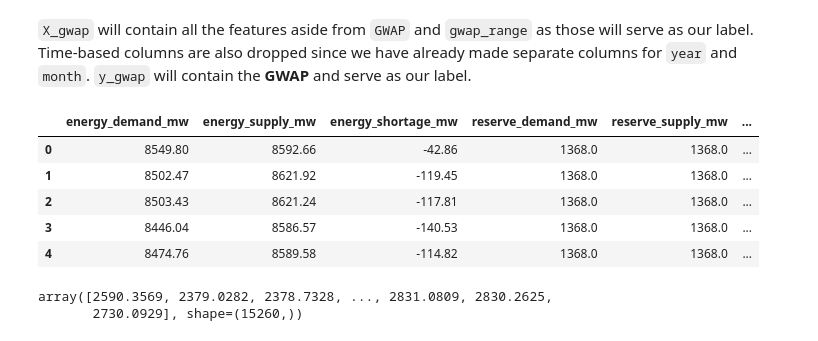
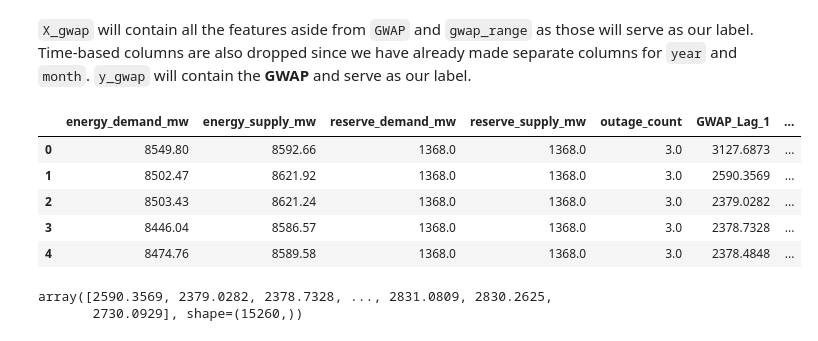
Before and after one commit to haniellejermayn/wesm-price-prediction, a Jupyter notebook: 05_NeuralNetwork.ipynb, the cells around one changed output. Drawn from its saved outputs; the diff is of its cells as text; code cells hidden in the pictures.

```diff
--- a/05_NeuralNetwork.ipynb
+++ b/05_NeuralNetwork.ipynb
@@ -52,19 +52,19 @@ df['month'] = df['date_col'].dt.month
 `X_gwap` will contain all the features aside from `GWAP` and `gwap_range` as those will serve as our label. Time-based columns are also dropped since we have already made separate columns for `year` and `month`. `y_gwap` will contain the **GWAP** and serve as our label.
 # %%
 # remove datetime since we already have separate columns
-X_gwap = df.drop(["GWAP", "datetime", "month_year", "date_col"], axis=1)
+X_gwap = df.drop(["GWAP", "datetime", "month_year", "date_col", "energy_shortage_mw"], axis=1)
 
 # Transforms the class variable into a matrix of shape (n_samples, 1)
 y_gwap = df["GWAP"].values
 
 X_gwap.head()
 # %% [output]
-|  | energy_demand_mw | energy_supply_mw | energy_shortage_mw | reserve_demand_mw | reserve_supply_mw | ... |
-| 0 | 8549.80 | 8592.66 | -42.86 | 1368.0 | 1368.0 | ... |
-| 1 | 8502.47 | 8621.92 | -119.45 | 1368.0 | 1368.0 | ... |
-| 2 | 8503.43 | 8621.24 | -117.81 | 1368.0 | 1368.0 | ... |
-| 3 | 8446.04 | 8586.57 | -140.53 | 1368.0 | 1368.0 | ... |
-| 4 | 8474.76 | 8589.58 | -114.82 | 1368.0 | 1368.0 | ... |
+|  | energy_demand_mw | energy_supply_mw | reserve_demand_mw | reserve_supply_mw | outage_count | GWAP_Lag_1 | ... |
+| 0 | 8549.80 | 8592.66 | 1368.0 | 1368.0 | 3.0 | 3127.6873 | ... |
+| 1 | 8502.47 | 8621.92 | 1368.0 | 1368.0 | 3.0 | 2590.3569 | ... |
+| 2 | 8503.43 | 8621.24 | 1368.0 | 1368.0 | 3.0 | 2379.0282 | ... |
+| 3 | 8446.04 | 8586.57 | 1368.0 | 1368.0 | 3.0 | 2378.7328 | ... |
+| 4 | 8474.76 | 8589.58 | 1368.0 | 1368.0 | 3.0 | 2378.4848 | ... |
 # %%
 y_gwap
 # %% [output]
```
Also changed, not shown: parts of 14 cells of this notebook, 1 other file.
